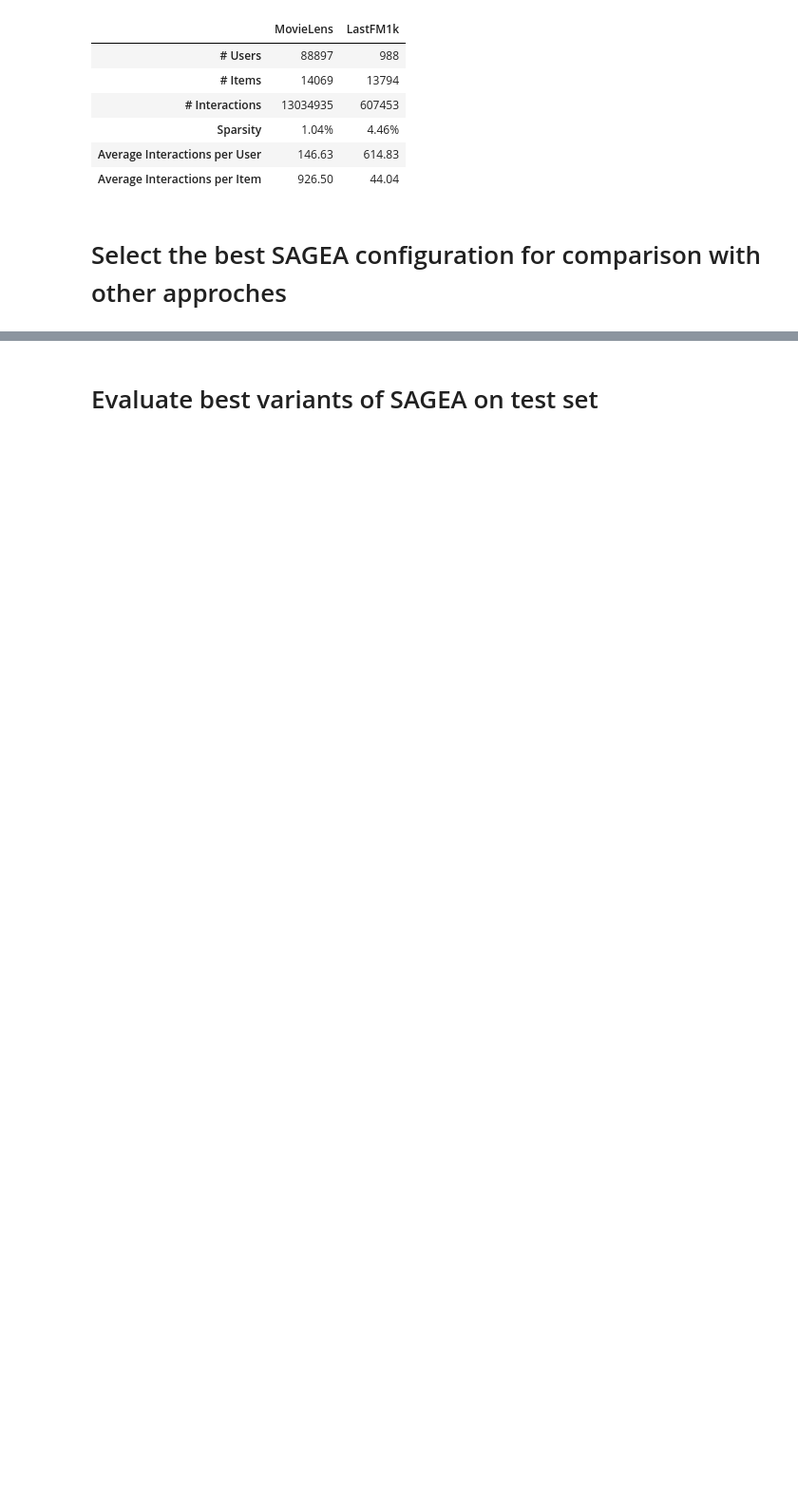
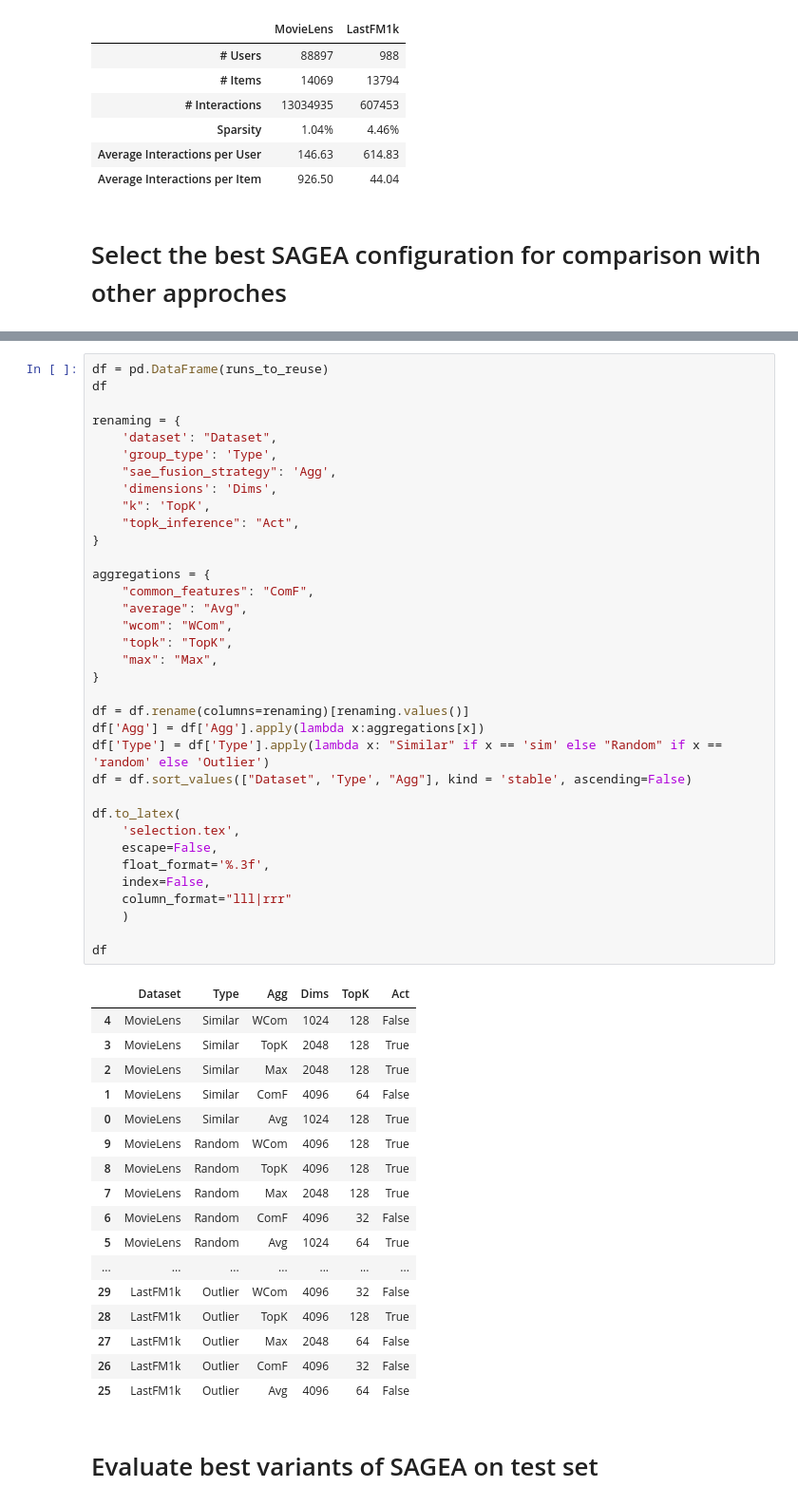
Before and after one commit to kostejnv/GRS-fairness, a Jupyter notebook: notebooks/09-other_experiments.ipynb, the cells around one changed output, grey strips where cells are left out. Shown at 95% size. Cells and saved outputs as stored; diff of their text form; blank space fills up the shorter version.

```diff
--- a/notebooks/09-other_experiments.ipynb
+++ b/notebooks/09-other_experiments.ipynb
@@ -148,3 +166,56 @@ for exp_id in experiment_ids:
+# %%
+df = pd.DataFrame(runs_to_reuse)
+df
+
+renaming = {
+    'dataset': "Dataset",
+    'group_type': 'Type',
+    "sae_fusion_strategy": 'Agg',
+    'dimensions': 'Dims',
+    "k": 'TopK',
+    "topk_inference": "Act",
+}
+
+aggregations = {
+    "common_features": "ComF",
+    "average": "Avg",
+    "wcom": "WCom",
+    "topk": "TopK",
+    "max": "Max",
+}
+
+df = df.rename(columns=renaming)[renaming.values()]
+df['Agg'] = df['Agg'].apply(lambda x:aggregations[x])
+df['Type'] = df['Type'].apply(lambda x: "Similar" if x == 'sim' else "Random" if x == 'random' else 'Outlier')
+df = df.sort_values(["Dataset", 'Type', "Agg"], kind = 'stable', ascending=False)
+
+df.to_latex(
+    'selection.tex',
+    escape=False,
+    float_format='%.3f',
+    index=False,
+    column_format="lll|rrr"
+    )
+
+df
+# %% [output]
+|  | Dataset | Type | Agg | Dims | TopK | Act |
+| 4 | MovieLens | Similar | WCom | 1024 | 128 | False |
+| 3 | MovieLens | Similar | TopK | 2048 | 128 | True |
+| 2 | MovieLens | Similar | Max | 2048 | 128 | True |
+| 1 | MovieLens | Similar | ComF | 4096 | 64 | False |
+| 0 | MovieLens | Similar | Avg | 1024 | 128 | True |
+| 9 | MovieLens | Random | WCom | 4096 | 128 | True |
+| 8 | MovieLens | Random | TopK | 4096 | 128 | True |
+| 7 | MovieLens | Random | Max | 2048 | 128 | True |
+| 6 | MovieLens | Random | ComF | 4096 | 32 | False |
+| 5 | MovieLens | Random | Avg | 1024 | 64 | True |
+| ... | ... | ... | ... | ... | ... | ... |
+| 29 | LastFM1k | Outlier | WCom | 4096 | 32 | False |
+| 28 | LastFM1k | Outlier | TopK | 4096 | 128 | True |
+| 27 | LastFM1k | Outlier | Max | 2048 | 64 | False |
+| 26 | LastFM1k | Outlier | ComF | 4096 | 32 | False |
+| 25 | LastFM1k | Outlier | Avg | 4096 | 64 | False |
 # %% [markdown]
 # Evaluate best variants of SAGEA on test set
 # %%
```
Also changed, not shown: parts of 6 cells of this notebook, 5 other files.
